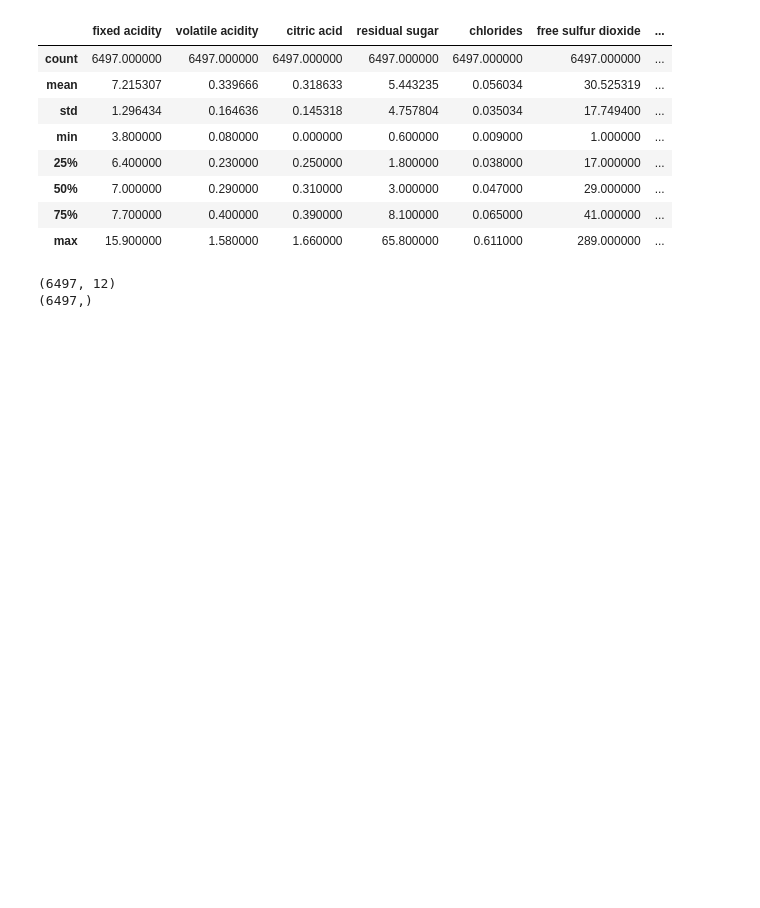
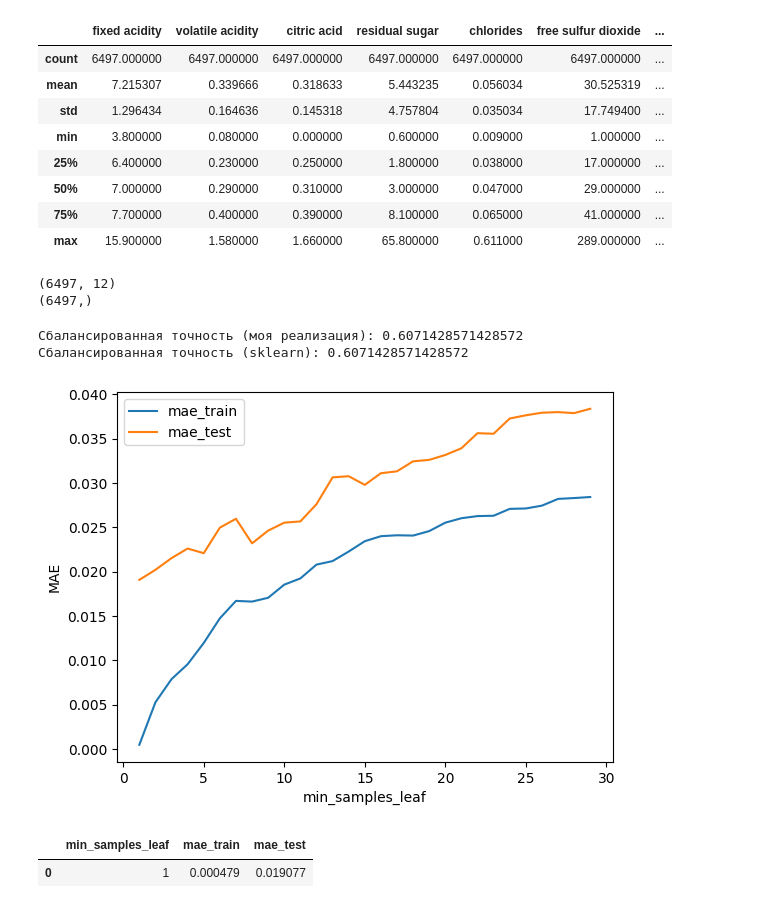
Before and after one commit to korsh624/DS, a Jupyter notebook: 2.4/task.ipynb, the cells around one changed output. Drawn from its saved outputs; the diff is of its cells as text; code cells hidden in the pictures; blank space fills up the shorter version.

Commit message:
add func balanced_accuracy_score_my

```diff
--- a/2.4/task.ipynb
+++ b/2.4/task.ipynb
@@ -118,3 +119,5 @@ print(target.shape)
 # %% [output]
 (6497, 12)
 (6497,)
+# %%
+features_train, features_test, target_train, target_test = train_test_split(features, target, test_size=0.25, random_state=42)
@@ -120,0 +152,32 @@ print(target.shape)
+# %%
+my_score = balanced_accuracy_score_my(y_true, y_pred)
+sklearn_score = balanced_accuracy_score(y_true, y_pred)
+print("Сбалансированная точность (моя реализация):", my_score)
+print("Сбалансированная точность (sklearn):", sklearn_score)
+# %% [output]
+Сбалансированная точность (моя реализация): 0.6071428571428572
+Сбалансированная точность (sklearn): 0.6071428571428572
+# %%
+res = []
+for param in range(1, 30, 1):
+    model = DecisionTreeRegressor(min_samples_leaf=param, random_state=7)
+
+    model.fit(features_train, target_train)
+    pred_train = model.predict(features_train)
+    pred_test = model.predict(features_test)
+
+    res.append([param, mean_absolute_error(pred_train, target_train), mean_absolute_error(pred_test, target_test)])
+
+res_pd = pd.DataFrame(res, columns=['min_samples_leaf', 'mae_train', 'mae_test'])
+
+res_pd.set_index('min_samples_leaf')['mae_train'].plot(label='mae_train')
+res_pd.set_index('min_samples_leaf')['mae_test'].plot(label='mae_test')
+plt.legend()
+plt.ylabel('MAE');
+# %% [output]
+[figure, added]
+# %%
+res_pd[res_pd['mae_test'] == res_pd['mae_test'].min()]
+# %% [output]
+|  | min_samples_leaf | mae_train | mae_test |
+| 0 | 1 | 0.000479 | 0.019077 |
```
Also changed, not shown: parts of 6 cells of this notebook.
